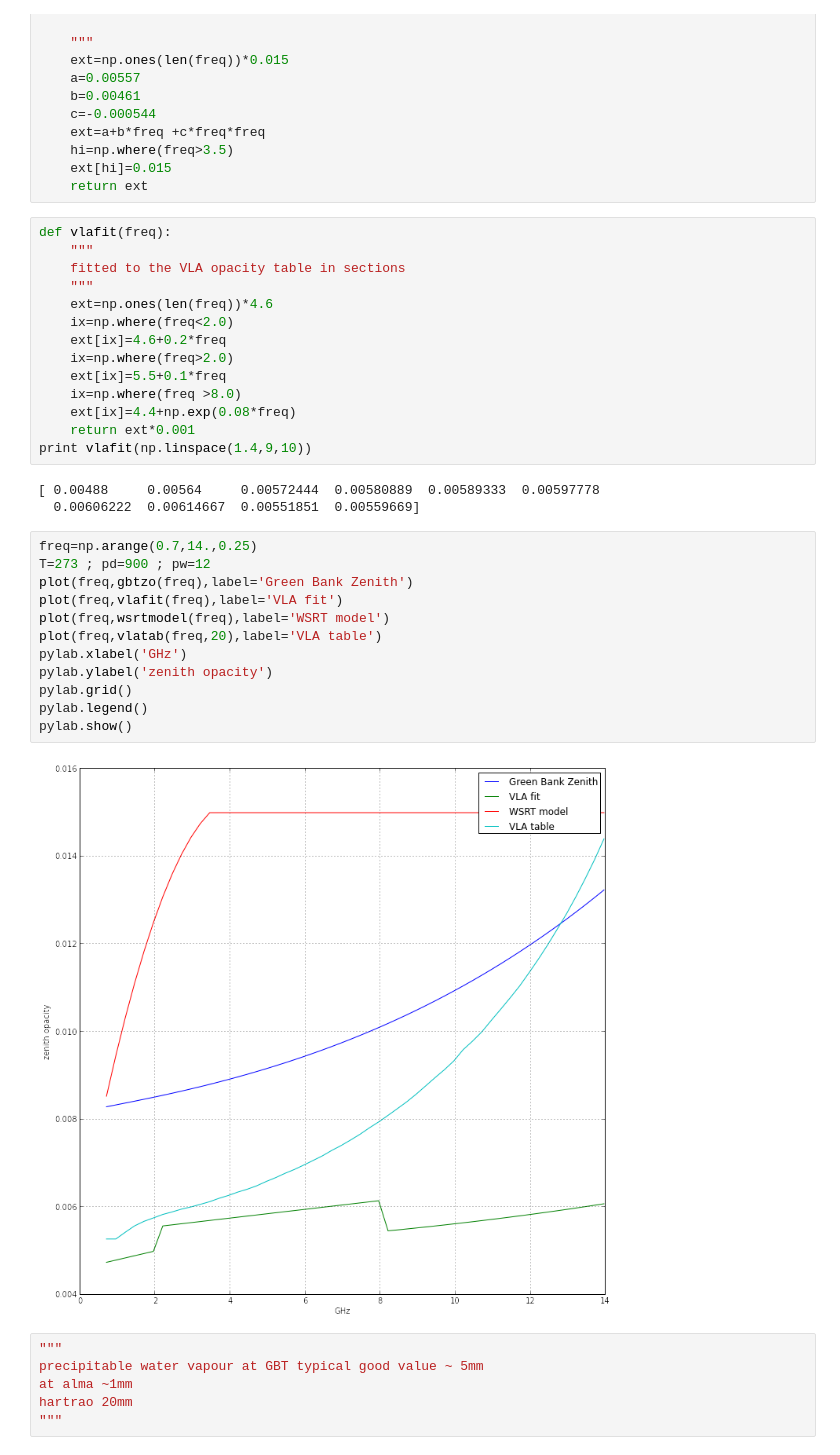
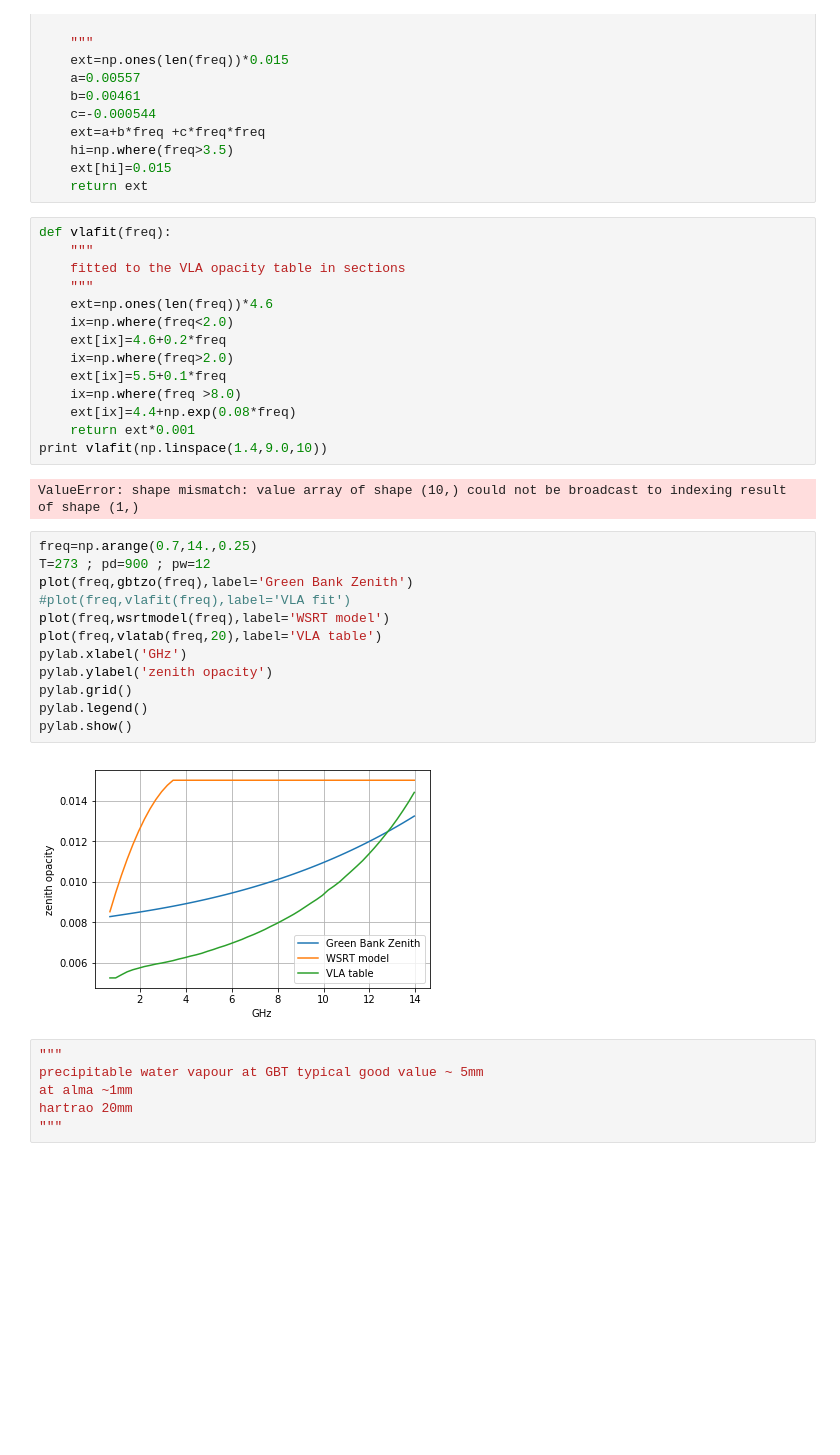
Before and after one commit to tony2heads/Operators, a Jupyter notebook: Atmosphere.ipynb, the cells around one changed output. Saved outputs shown, nothing was run; the diff lists cells and outputs as text; blank space fills up the shorter version.

```diff
--- a/Atmosphere.ipynb
+++ b/Atmosphere.ipynb
@@ -339,24 +337,23 @@ def vlafit(freq):
     ix=np.where(freq >8.0)
     ext[ix]=4.4+np.exp(0.08*freq)
     return ext*0.001
-print vlafit(np.linspace(1.4,9,10))
+print vlafit(np.linspace(1.4,9.0,10))
 # %% [output]
-[ 0.00488     0.00564     0.00572444  0.00580889  0.00589333  0.00597778
-  0.00606222  0.00614667  0.00551851  0.00559669]
+ValueError: shape mismatch: value array of shape (10,) could not be broadcast to indexing result of shape (1,)
 # %%
 freq=np.arange(0.7,14.,0.25)
 T=273 ; pd=900 ; pw=12
 plot(freq,gbtzo(freq),label='Green Bank Zenith')
-plot(freq,vlafit(freq),label='VLA fit')
+#plot(freq,vlafit(freq),label='VLA fit')
 plot(freq,wsrtmodel(freq),label='WSRT model')
 plot(freq,vlatab(freq,20),label='VLA table')
 pylab.xlabel('GHz')
 pylab.ylabel('zenith opacity')
 pylab.grid()
 pylab.legend()
 pylab.show()
 # %% [output]
-[figure, old version]
+[figure, new version]
 # %%
 """
 precipitable water vapour at GBT typical good value ~ 5mm
```
Also changed, not shown: parts of 15 cells of this notebook, 4 other files.
